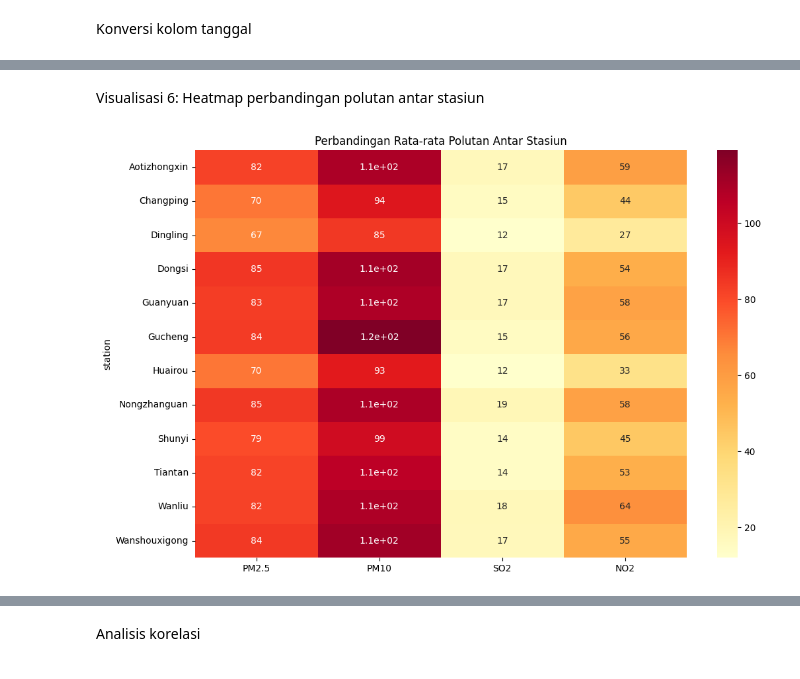
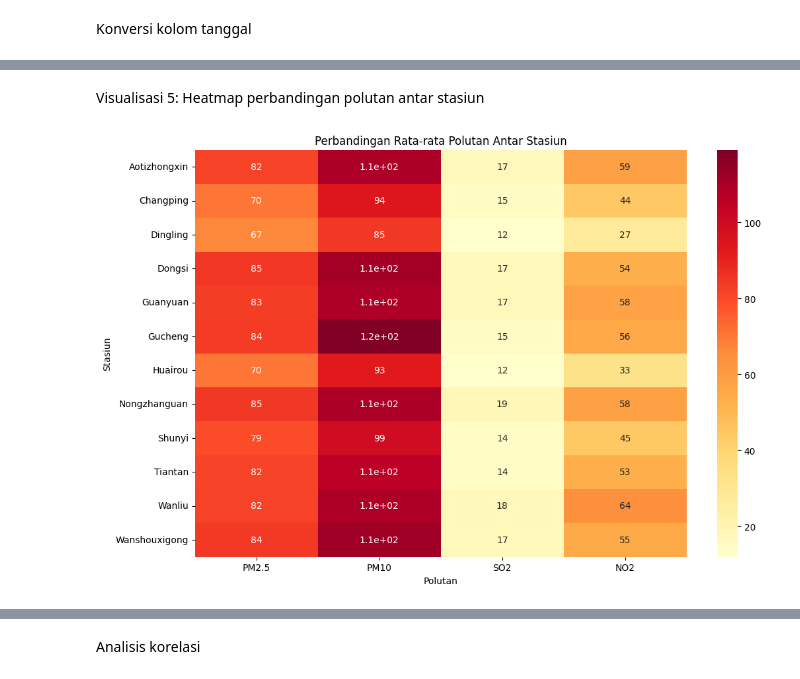
Before and after one commit to hajee17/Submission_BelajarAnalisisDatadenganPython_AirQualityDataset, a Jupyter notebook: notebook.ipynb, the cells around one changed output, grey strips where cells are left out. Saved outputs shown, nothing was run; the diff lists cells and outputs as text; code cells hidden in the pictures.

```diff
--- a/notebook.ipynb
+++ b/notebook.ipynb
@@ -142,12 +168,13 @@ plt.show()
 # %% [markdown]
-Visualisasi 6: Heatmap perbandingan polutan antar stasiun
+Visualisasi 5: Heatmap perbandingan polutan antar stasiun
 # %%
+pollutant_means = air_quality_data.groupby('station')[pollutants].mean()
 
-pollutants = ['PM2.5', 'PM10', 'SO2', 'NO2']
-pollutant_means = air_quality_data.groupby('station')[pollutants].mean()
-plt.figure(figsize=(12,8))
+plt.figure(figsize=(12, 8))
 sns.heatmap(pollutant_means, annot=True, cmap='YlOrRd')
 plt.title('Perbandingan Rata-rata Polutan Antar Stasiun')
+plt.xlabel('Polutan')
+plt.ylabel('Stasiun')
 plt.show()
 # %% [output]
-[figure, old version]
+[figure, new version]
```
Also changed, not shown: parts of 39 cells of this notebook, 3 other files.
